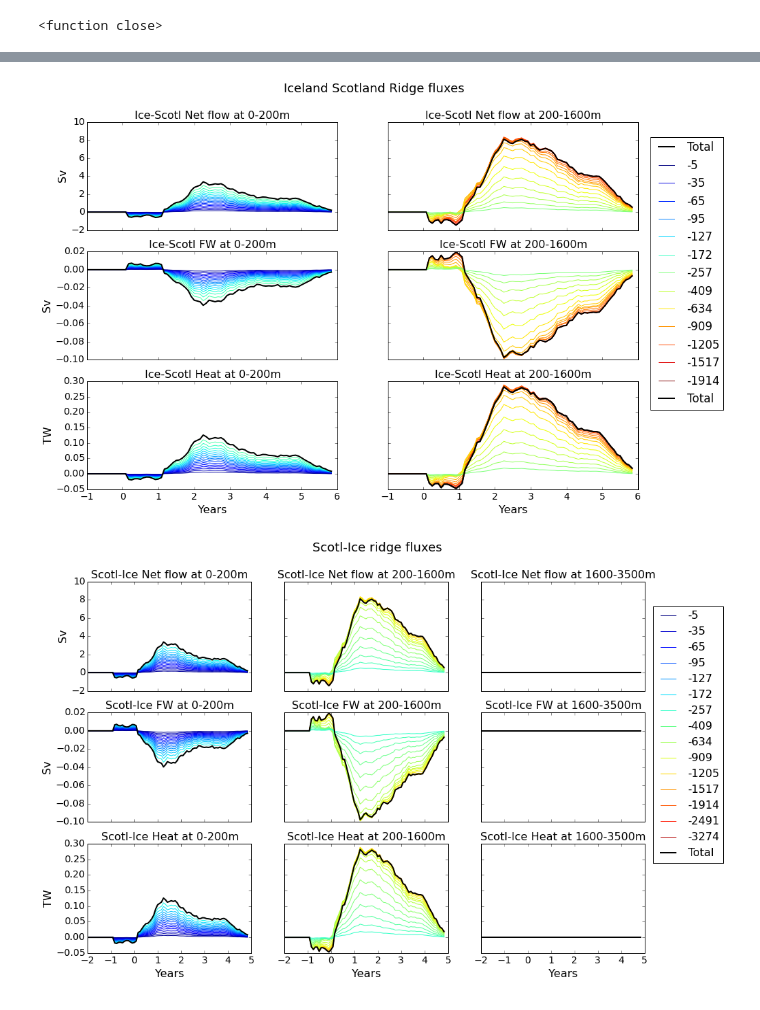
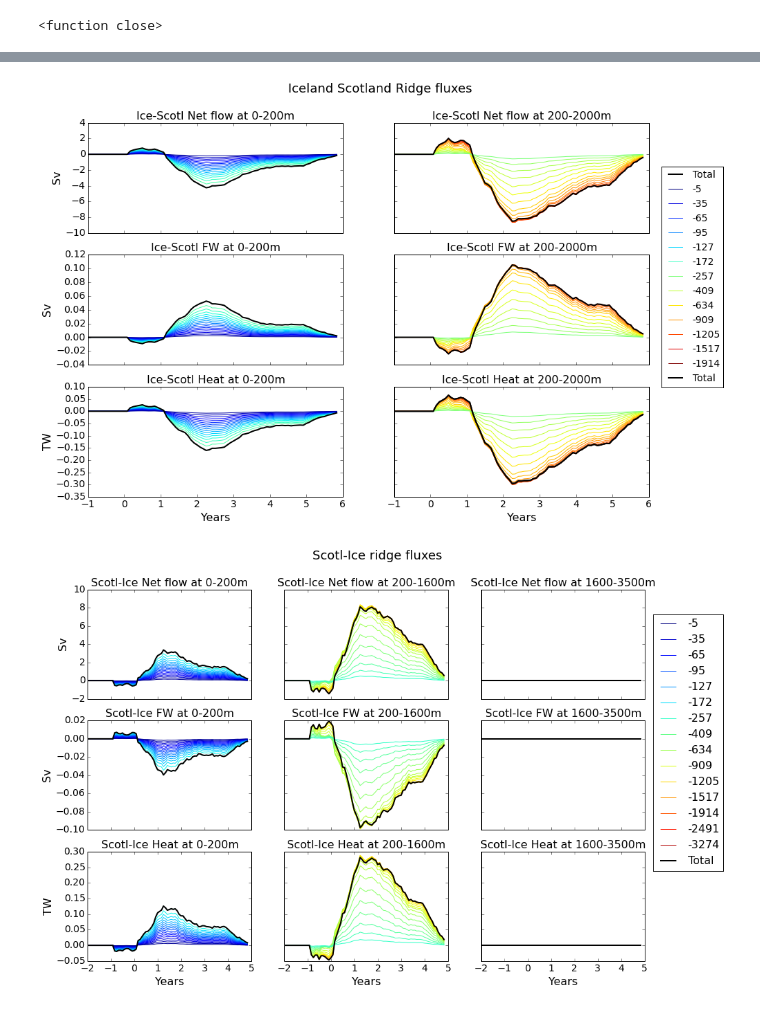
Before and after one commit to AlessandroMozzato/notebooks, a Jupyter notebook: Scotice.ipynb, the cells around one changed output, grey strips where cells are left out. Saved outputs shown, nothing was run; the diff lists cells and outputs as text; code cells hidden in the pictures.

```diff
--- a/Scotice.ipynb
+++ b/Scotice.ipynb
@@ -469,7 +507,7 @@ def plot_total_flux1_scotice(data_pert,data_diff,loc='Scotice_ave',cum=True,row=
         cumtitle = '_layer'
     unit = {'FluxFW' : 'Sv' , 'Flux' : 'Sv' , 'FluxT' : 'TW' }
     iniz = 36
-    depth = {0:'0-200' , 1 : '200-1600'}
+    depth = {0:'0-200' , 1 : '200-2000'}
     fig, axes = plt.subplots(len(fluxes),len(variables),sharex=True,sharey='row')
     for flux in fluxes:
         ind = 0
@@ -485,15 +523,15 @@ def plot_total_flux1_scotice(data_pert,data_diff,loc='Scotice_ave',cum=True,row=
                 end = 36
             for k in range(end,beg,-1):
                 if cum:
-                    data = np.nansum(np.nansum((data_pert.fluxes2[var][flux] -  data_diff.fluxes2[var][flux] \
+                    data = -np.nansum(np.nansum((data_pert.fluxes2[var][flux] -  data_diff.fluxes2[var][flux] \
                                                )[:,beg:k,:],axis=2),axis=1)
                 else:
-                    data = np.nansum((data_pert.fluxes2[var][flux] -  data_diff.fluxes2[var][flux])[:,k,:],axis=1)
+                    data = -np.nansum((data_pert.fluxes2[var][flux] -  data_diff.fluxes2[var][flux])[:,k,:],axis=1)
                 if flux == 'FluxT':
                     data = data*1000*4.202/10**6
                 axes.flat[ax_ind].plot(data_pert.years[iniz:-1]-4,runningMeanFast(data,12)[iniz:-1],color=colors[k])
             if cum & (ax_ind != 8):
-                data = np.nansum(np.nansum((
+                data = -np.nansum(np.nansum((
                         data_pert.fluxes2[var][flux] - data_diff.fluxes2[var][flux])[:,beg:end,:],axis=2),axis=1)
                 if flux == 'FluxT':
                     data = data*1000*4.202/10**6
@@ -505,37 +543,37 @@ def plot_total_flux1_scotice(data_pert,data_diff,loc='Scotice_ave',cum=True,row=
                 axes.flat[ax_ind].set_xlabel('Years',fontsize=16)
             axes.flat[ax_ind].set_title(var_titles[var]+' '+flux_titles[flux] +' at '+ depth[vard]+'m',fontsize=16)
             axes.flat[ax_ind].tick_params(axis='both', which='major', labelsize=14)
             ax_ind += 1
 
     for k in range(0,37,3):
         ax_ind = 5
-        data = np.nansum(np.nansum((
+        data = -np.nansum(np.nansum((
                 data_pert.fluxes2[var][flux] -  data_diff.fluxes2[var][flux])[:,beg:end,:],axis=2),axis=1)
         if flux == 'FluxT':
             data = data*1000*4.202/10**6
         axes.flat[ax_ind].plot(data_pert.years[iniz:-1]-4,runningMeanFast(data,12)
                                    [iniz:-1],color=colors[k],label=int(data_pert.Z[k]))
-    data = np.nansum(np.nansum((
+    data = -np.nansum(np.nansum((
                 data_pert.fluxes2[var][flux] -  data_diff.fluxes2[var][flux])[:,beg:end,:],axis=2),axis=1)
     if flux == 'FluxT':
         data = data*1000*4.202/10**6
     axes.flat[ax_ind].plot(data_pert.years[iniz:-1]-4,runningMeanFast(data,12)
                            [iniz:-1],color='black',label='Total',lw=2)
 
     axes.flat[4].set_xlabel('Years',fontsize=16)
     axes.flat[5].set_xlabel('Years',fontsize=16)
 
-    plt.legend(bbox_to_anchor=(1.05, 2), loc=6, borderaxespad=0.)
+    plt.legend(bbox_to_anchor=(1.05, 2), loc=6, borderaxespad=0.,fontsize=14)
     fig.subplots_adjust(right=2.,top=2.)
     fig.suptitle("Iceland Scotland Ridge fluxes",x=1.1,y=2.2,fontsize=18)
     fig.savefig('/noc/users/am8e13/Figures/scotice_fluxes'+cumtitle,dpi=dpires, bbox_inches='tight')
 
 dpires = 300
 plot_total_flux1_scotice(pert_const,pert_bench,loc='Scotice_ave')
 
 #plot_total_flux(pert_const,pert_bench,cum=False)
 # %% [output]
-[figure, old version]
+[figure, new version]
 # %%
 dpires = 300
 # %%
```
Also changed, not shown: parts of 7 cells of this notebook, 2 other files.
